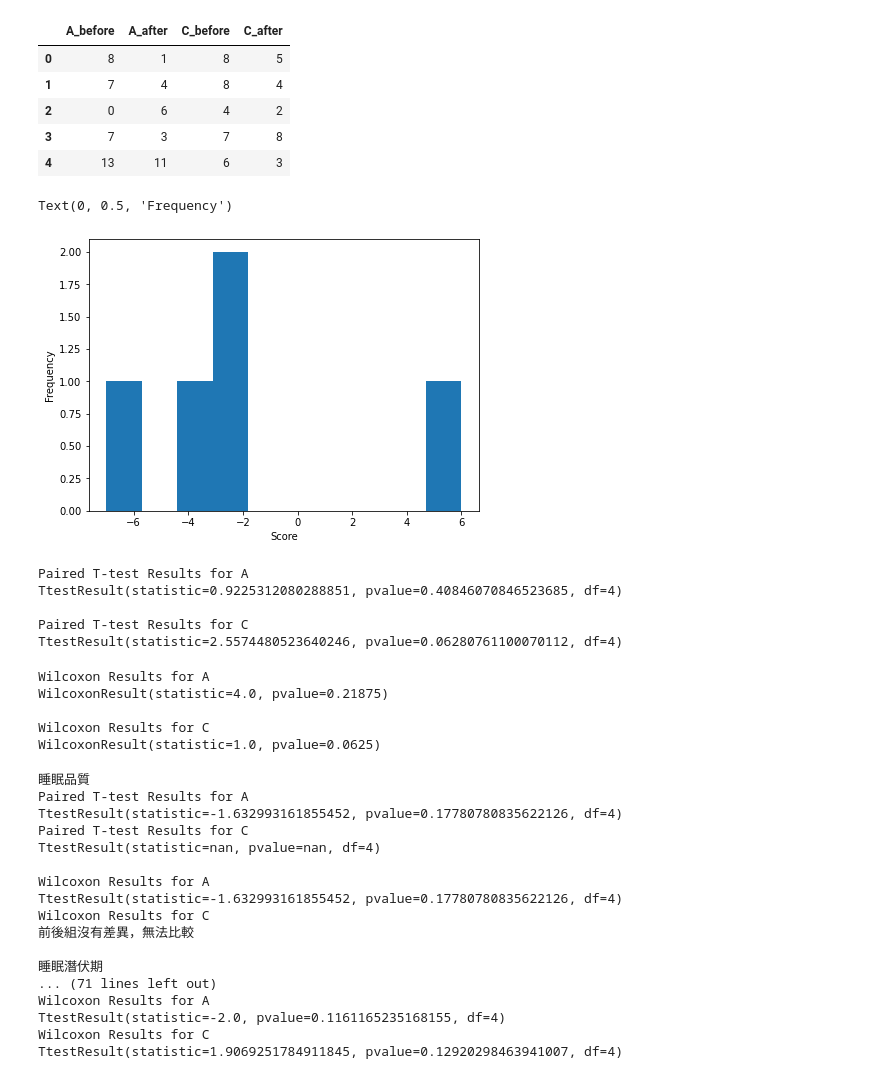
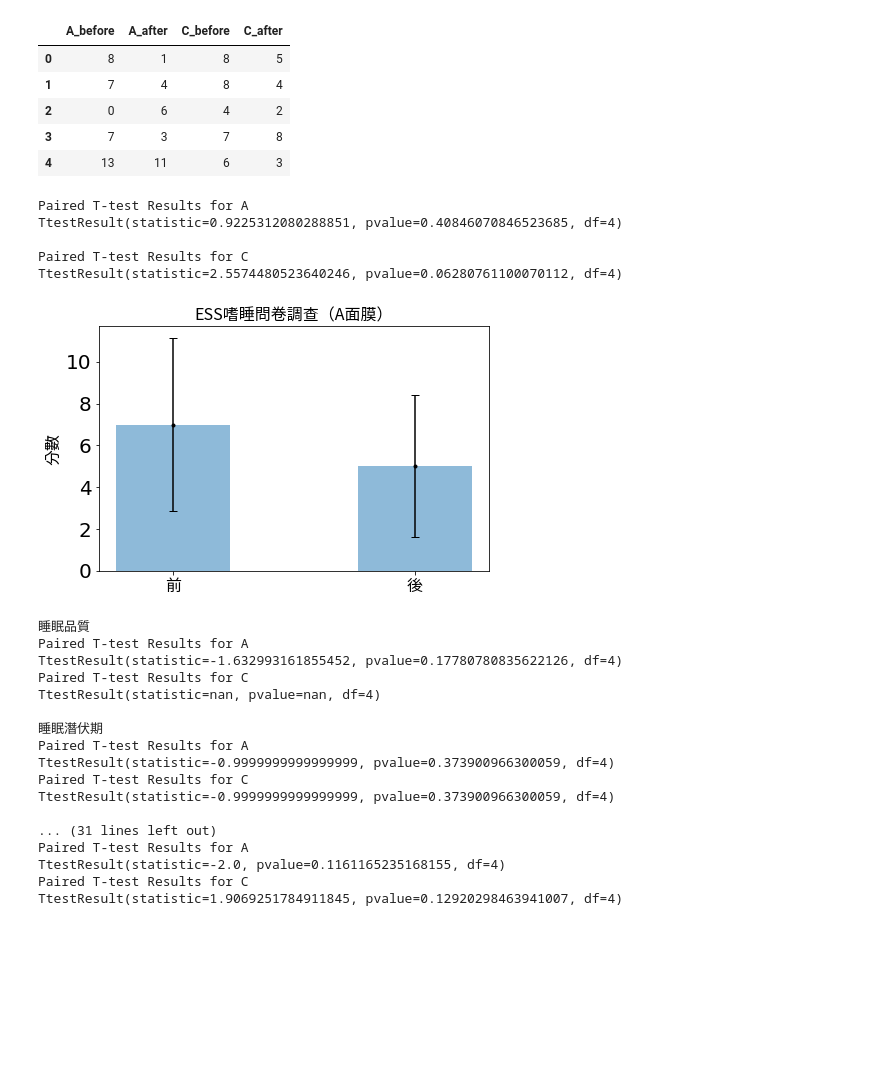
Before and after one commit to jielingl11/Face-Mask-, a Jupyter notebook: analysis.ipynb, the cells around one changed output. Cells and saved outputs as stored; diff of their text form; code cells hidden in the pictures; blank space fills up the shorter version.

```diff
--- a/analysis.ipynb
+++ b/analysis.ipynb
@@ -26,18 +26,6 @@ C_before= np.array(data_ESS['C_before'])
 C_after= np.array(data_ESS['C_after'])
 # %%
 from scipy import stats
-diff_A= A_after- A_before
-diff_C= C_after- C_before
-
-fig = plt.figure(figsize=(7,5))
-plt.hist(diff_A, bins=10)
-plt.xlabel('Score')
-plt.ylabel('Frequency')
-#plt.axvline(x=np.mean(difference), c ='r')
-#plt.text(np.mean(difference)-2, 9, round(np.mean(difference),3), c='r')
-# %% [output]
-Text(0, 0.5, 'Frequency')
-[figure, removed]
 # %%
 # Paired T-test
 result_Ap= stats.ttest_rel(A_before, A_after)
@@ -54,23 +42,33 @@ TtestResult(statistic=0.9225312080288851, pvalue=0.40846070846523685, df=4)
 
 Paired T-test Results for C
 TtestResult(statistic=2.5574480523640246, pvalue=0.06280761100070112, df=4)
-# %%
-# Wilcoxon signed-rank test
-from scipy.stats import wilcoxon
-result_Aw= wilcoxon(diff_A, alternative='less')
-result_Cw= wilcoxon(diff_C, alternative='less')
-
-print('Wilcoxon Results for A')
-print(result_Aw)
-print('')
-print('Wilcoxon Results for C')
-print(result_Cw)
-# %% [output]
-Wilcoxon Results for A
-WilcoxonResult(statistic=4.0, pvalue=0.21875)
-
-Wilcoxon Results for C
-WilcoxonResult(statistic=1.0, pvalue=0.0625)
+# %%
+# Plot the bar chart
+from matplotlib.font_manager import FontProperties
+from matplotlib.font_manager import FontProperties as font
+
+font1 = font(fname= "/Users/jielinglee/Downloads/TaipeiSansTCBeta-Regular.ttf")
+plt.rcParams['font.size']=20
+
+
+objects = ('前','後')
+y= [np.mean(A_before), np.mean(A_after)]
+
+w = 0.4
+y_pos = (w/5,w*1.8)
+
+yerr= [np.std(A_before), np.std(A_after)]
+
+plt.figure(figsize=(7, 4.5))
+plt.title('ESS嗜睡問卷調查（A面膜）', fontproperties=font1)
+plt.bar(y_pos, y, width = 0.3, align='center', alpha=0.5)
+plt.errorbar(y_pos, y, yerr=yerr, fmt=".", color="black", capsize=4)
+plt.ylabel('分數', fontproperties=font1)
+plt.xticks(y_pos, objects, fontproperties=font1)
+plt.savefig("ESS.png")
+plt.show()
+# %% [output]
+[figure, added]
 # %%
 # Pittsburge
 # %%
@@ -114,6 +111,6 @@ def result(item, no, Ab, Aa, Cb, Ca):
 # %%
-result(item[:4], 4, data_Pit[3], data_Pit[4], data_Pit[7], data_Pit[8])
-result(item[4:], 4, data_Pit[12], data_Pit[13], data_Pit[16], data_Pit[17])
+A_B, A_A, C_B, C_A= result(item[:4], 4, data_Pit[3], data_Pit[4], data_Pit[7], data_Pit[8])
+A_B2, A_A2, C_B2, C_A2= result(item[4:], 4, data_Pit[12], data_Pit[13], data_Pit[16], data_Pit[17])
 # %% [output]
 睡眠品質
 Paired T-test Results for A
@@ -121,14 +118,14 @@ TtestResult(statistic=-1.632993161855452, pvalue=0.17780780835622126, df=4)
 Paired T-test Results for C
 TtestResult(statistic=nan, pvalue=nan, df=4)
 
-Wilcoxon Results for A
-TtestResult(statistic=-1.632993161855452, pvalue=0.17780780835622126, df=4)
-Wilcoxon Results for C
-前後組沒有差異，無法比較
+睡眠潛伏期
+Paired T-test Results for A
+TtestResult(statistic=-0.9999999999999999, pvalue=0.373900966300059, df=4)
+Paired T-test Results for C
+TtestResult(statistic=-0.9999999999999999, pvalue=0.373900966300059, df=4)
 
-睡眠潛伏期
-... (71 lines left out)
-Wilcoxon Results for A
+... (31 lines left out)
+Paired T-test Results for A
 TtestResult(statistic=-2.0, pvalue=0.1161165235168155, df=4)
-Wilcoxon Results for C
+Paired T-test Results for C
 TtestResult(statistic=1.9069251784911845, pvalue=0.12920298463941007, df=4)
```
Also changed, not shown: parts of 25 cells of this notebook, 1 other file.
